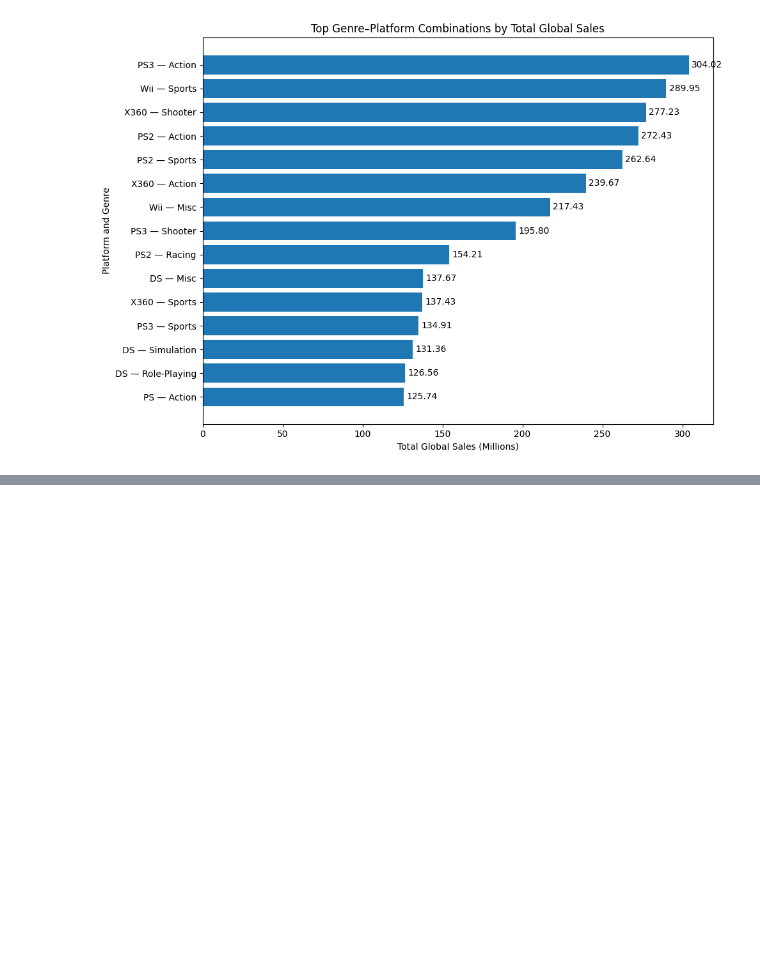
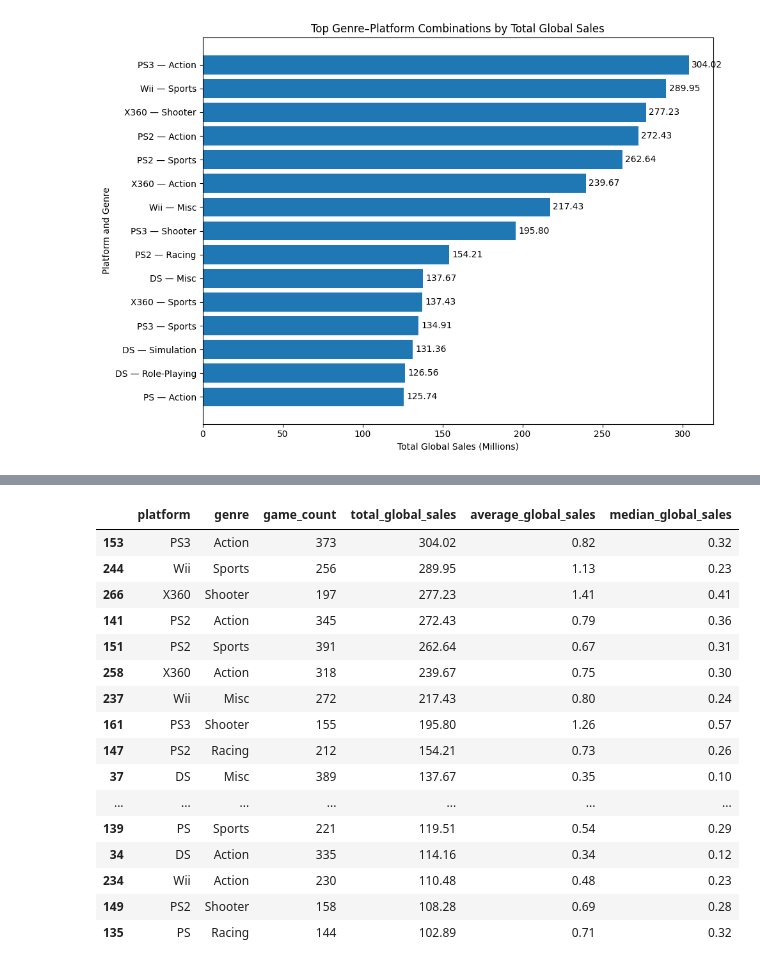
Before and after one commit to tylernsocial/data-analysis-on-the-videogame-industry, a Jupyter notebook: notebooks/research_questions_and_modeling/07_genre_performance_across_platforms.ipynb, the cells around one changed output, grey strips where cells are left out. Cells and saved outputs as stored; diff of their text form; code cells hidden in the pictures; blank space fills up the shorter version.

```diff
--- a/notebooks/research_questions_and_modeling/07_genre_performance_across_platforms.ipynb
+++ b/notebooks/research_questions_and_modeling/07_genre_performance_across_platforms.ipynb
@@ -260,0 +359,36 @@ plt.show()
+# %%
+comparison_table = (
+    reliable_combinations
+    .sort_values("total_global_sales", ascending=False)
+    .head(20)
+    [
+        [
+            "platform",
+            "genre",
+            "game_count",
+            "total_global_sales",
+            "average_global_sales",
+            "median_global_sales"
+        ]
+    ]
+)
+
+comparison_table
+# %% [output]
+|  | platform | genre | game_count | total_global_sales | average_global_sales | median_global_sales |
+| 153 | PS3 | Action | 373 | 304.02 | 0.82 | 0.32 |
+| 244 | Wii | Sports | 256 | 289.95 | 1.13 | 0.23 |
+| 266 | X360 | Shooter | 197 | 277.23 | 1.41 | 0.41 |
+| 141 | PS2 | Action | 345 | 272.43 | 0.79 | 0.36 |
+| 151 | PS2 | Sports | 391 | 262.64 | 0.67 | 0.31 |
+| 258 | X360 | Action | 318 | 239.67 | 0.75 | 0.30 |
+| 237 | Wii | Misc | 272 | 217.43 | 0.80 | 0.24 |
+| 161 | PS3 | Shooter | 155 | 195.80 | 1.26 | 0.57 |
+| 147 | PS2 | Racing | 212 | 154.21 | 0.73 | 0.26 |
+| 37 | DS | Misc | 389 | 137.67 | 0.35 | 0.10 |
+| ... | ... | ... | ... | ... | ... | ... |
+| 139 | PS | Sports | 221 | 119.51 | 0.54 | 0.29 |
+| 34 | DS | Action | 335 | 114.16 | 0.34 | 0.12 |
+| 234 | Wii | Action | 230 | 110.48 | 0.48 | 0.23 |
+| 149 | PS2 | Shooter | 158 | 108.28 | 0.69 | 0.28 |
+| 135 | PS | Racing | 144 | 102.89 | 0.71 | 0.32 |
```
Also changed, not shown: parts of 5 cells of this notebook.
